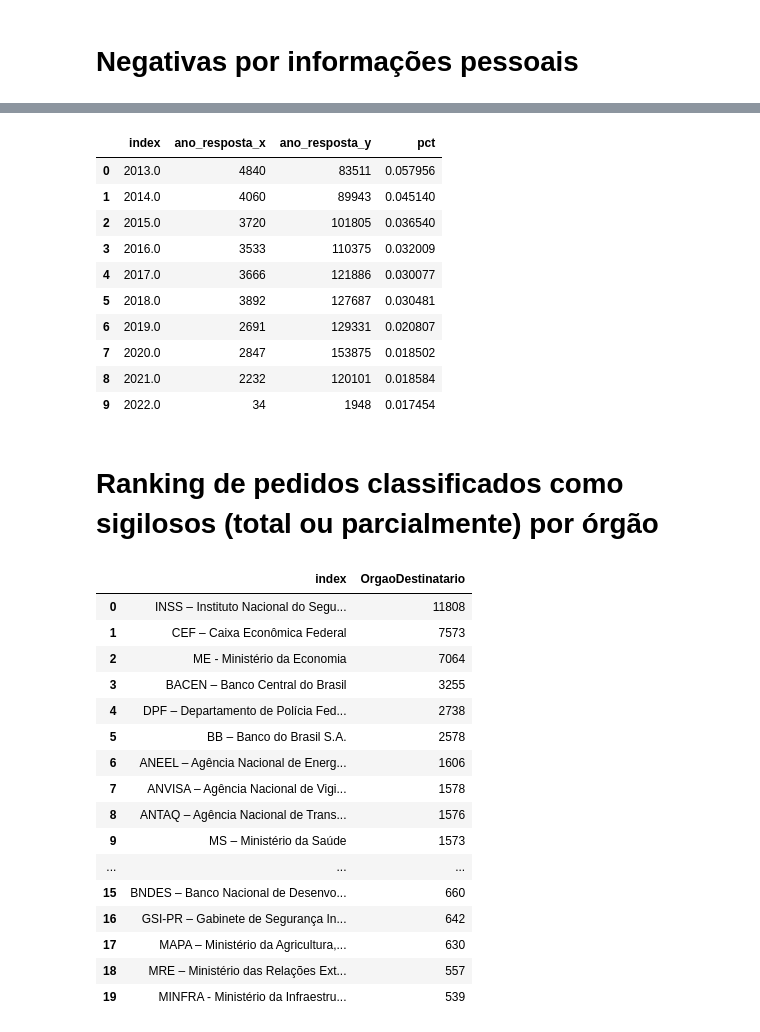
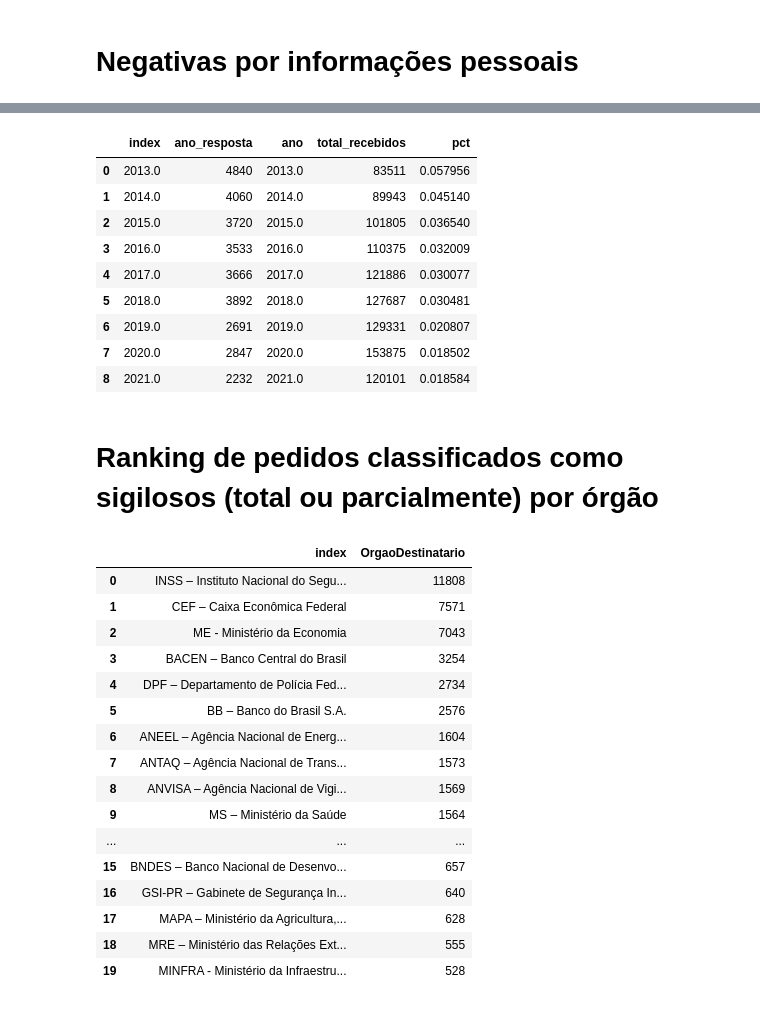
Before and after one commit to luizftoledo/analise_negativas, a Jupyter notebook: analise_negativas_lai_fiquem_sabendo_19_abril_2022.ipynb, the cells around one changed output, grey strips where cells are left out. Cells and saved outputs as stored; diff of their text form; code cells hidden in the pictures.

```diff
--- a/analise_negativas_lai_fiquem_sabendo_19_abril_2022.ipynb
+++ b/analise_negativas_lai_fiquem_sabendo_19_abril_2022.ipynb
@@ -291,3 +290,4 @@ df['ano_resposta'] = pd.DatetimeIndex(df['DataResposta']).year
 # %%
 # apenas órgãos federais
 df_fed = df[df.Esfera == 'Federal']
+df_fed = df_fed[df_fed.ano_resposta != 2022.0]
@@ -309,4 +345,8 @@ Name: Decisao, dtype: int64
 # %%
-numero_pedidos_ano = df_fed.ano_resposta.value_counts().reset_index().sort_values(by='index')
+numero_pedidos_ano = df_fed.ano_resposta.value_counts().reset_index(name='total_recebidos').sort_values(by='total_recebidos')
+numero_pedidos_ano = numero_pedidos_ano.rename(columns={'index': 'ano'})
+numero_pedidos_ano = numero_pedidos_ano.sort_values('ano')
+
+numero_pedidos_ano.to_csv('numero_pedidos_ano.csv', index=False)
 numero_pedidos_ano
 # %% [output]
@@ -447,22 +773,22 @@ negativas_por_dados_pessoais_por_ano
 # %%
 # negativas com base em dados pessoais
-proporcao_dados_pessoais = negativas_por_dados_pessoais_por_ano.merge(numero_pedidos_ano, left_on='index', right_on='index')
+proporcao_dados_pessoais = negativas_por_dados_pessoais_por_ano.merge(numero_pedidos_ano, left_on='index', right_on='ano')
 
+proporcao_dados_pessoais
 
-proporcao_dados_pessoais['pct'] = proporcao_dados_pessoais.ano_resposta_x / proporcao_dados_pessoais.ano_resposta_y
+proporcao_dados_pessoais['pct'] = proporcao_dados_pessoais.ano_resposta / proporcao_dados_pessoais.total_recebidos
 proporcao_dados_pessoais
 # %% [output]
-|  | index | ano_resposta_x | ano_resposta_y | pct |
-| 0 | 2013.0 | 4840 | 83511 | 0.057956 |
-| 1 | 2014.0 | 4060 | 89943 | 0.045140 |
-| 2 | 2015.0 | 3720 | 101805 | 0.036540 |
-| 3 | 2016.0 | 3533 | 110375 | 0.032009 |
-| 4 | 2017.0 | 3666 | 121886 | 0.030077 |
-| 5 | 2018.0 | 3892 | 127687 | 0.030481 |
-| 6 | 2019.0 | 2691 | 129331 | 0.020807 |
-| 7 | 2020.0 | 2847 | 153875 | 0.018502 |
-| 8 | 2021.0 | 2232 | 120101 | 0.018584 |
-| 9 | 2022.0 | 34 | 1948 | 0.017454 |
+|  | index | ano_resposta | ano | total_recebidos | pct |
+| 0 | 2013.0 | 4840 | 2013.0 | 83511 | 0.057956 |
+| 1 | 2014.0 | 4060 | 2014.0 | 89943 | 0.045140 |
+| 2 | 2015.0 | 3720 | 2015.0 | 101805 | 0.036540 |
+| 3 | 2016.0 | 3533 | 2016.0 | 110375 | 0.032009 |
+| 4 | 2017.0 | 3666 | 2017.0 | 121886 | 0.030077 |
+| 5 | 2018.0 | 3892 | 2018.0 | 127687 | 0.030481 |
+| 6 | 2019.0 | 2691 | 2019.0 | 129331 | 0.020807 |
+| 7 | 2020.0 | 2847 | 2020.0 | 153875 | 0.018502 |
+| 8 | 2021.0 | 2232 | 2021.0 | 120101 | 0.018584 |
 # %% [markdown]
 # Ranking de pedidos classificados como sigilosos (total ou parcialmente) por órgão
 # %%
@@ -473,21 +799,21 @@ ranking_orgaos_negadas_sigilo.head(20)
 # %% [output]
 |  | index | OrgaoDestinatario |
 | 0 | INSS – Instituto Nacional do Segu... | 11808 |
-| 1 | CEF – Caixa Econômica Federal | 7573 |
-| 2 | ME - Ministério da Economia | 7064 |
-| 3 | BACEN – Banco Central do Brasil | 3255 |
-| 4 | DPF – Departamento de Polícia Fed... | 2738 |
-| 5 | BB – Banco do Brasil S.A. | 2578 |
-| 6 | ANEEL – Agência Nacional de Energ... | 1606 |
-| 7 | ANVISA – Agência Nacional de Vigi... | 1578 |
-| 8 | ANTAQ – Agência Nacional de Trans... | 1576 |
-| 9 | MS – Ministério da Saúde | 1573 |
+| 1 | CEF – Caixa Econômica Federal | 7571 |
+| 2 | ME - Ministério da Economia | 7043 |
+| 3 | BACEN – Banco Central do Brasil | 3254 |
+| 4 | DPF – Departamento de Polícia Fed... | 2734 |
+| 5 | BB – Banco do Brasil S.A. | 2576 |
+| 6 | ANEEL – Agência Nacional de Energ... | 1604 |
+| 7 | ANTAQ – Agência Nacional de Trans... | 1573 |
+| 8 | ANVISA – Agência Nacional de Vigi... | 1569 |
+| 9 | MS – Ministério da Saúde | 1564 |
 | ... | ... | ... |
-| 15 | BNDES – Banco Nacional de Desenvo... | 660 |
-| 16 | GSI-PR – Gabinete de Segurança In... | 642 |
-| 17 | MAPA – Ministério da Agricultura,... | 630 |
-| 18 | MRE – Ministério das Relações Ext... | 557 |
-| 19 | MINFRA - Ministério da Infraestru... | 539 |
+| 15 | BNDES – Banco Nacional de Desenvo... | 657 |
+| 16 | GSI-PR – Gabinete de Segurança In... | 640 |
+| 17 | MAPA – Ministério da Agricultura,... | 628 |
+| 18 | MRE – Ministério das Relações Ext... | 555 |
+| 19 | MINFRA - Ministério da Infraestru... | 528 |
 # %%
 # total de pedidos recebidos por orgao
 ranking_orgaos_pedidos = df_fed.OrgaoDestinatario.value_counts().reset_index()
```
Also changed, not shown: parts of 114 cells of this notebook, 22 other files.
